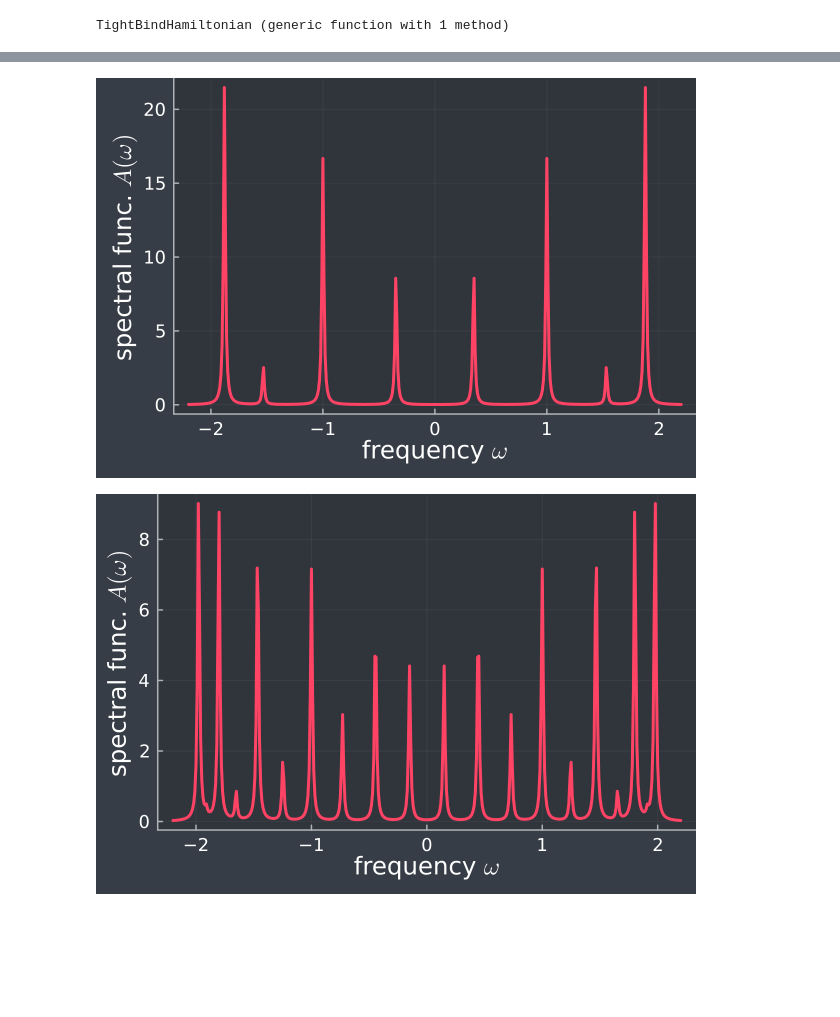
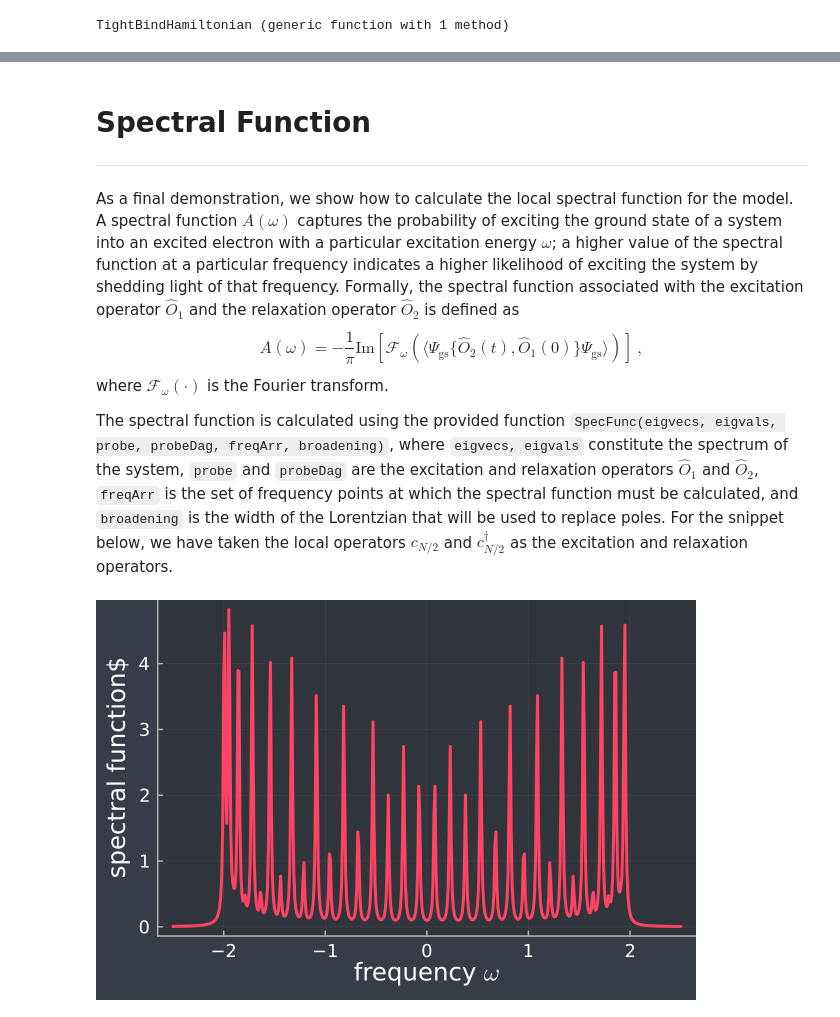
Before and after one commit to abhirup-m/fermions.jl, a Jupyter notebook: examples/TightBinding1D.ipynb, the cells around one changed output, grey strips where cells are left out. Saved outputs shown, nothing was run; the diff lists cells and outputs as text; code cells hidden in the pictures; blank space fills up the shorter version.

````diff
--- a/examples/TightBinding1D.ipynb
+++ b/examples/TightBinding1D.ipynb
@@ -33,3 +36,7 @@ Most applications of this libray require us to define a choice of basis states.
 basis = fermions.BasisStates(numSites, occupancy)
 ```
 Here, the first argument `numSites` is an `Int` that represents the number of lattice sites that must be taken into account while creating the basis, while the second (optional) argument `occupancy` is another `Int` which represents the number of occupied particles in the basis states. For example, if we choose `basis = fermions.BasisStates(2, 1)`, that will return the basis states involving two lattice sites and one electron occupying those sites, leading to the basis `[1, 0], [0, 1]`.
+# %%
+numSites = 2 # number of lattice sites
+occupancy = 1
+basis = fermions.BasisStates(numSites, occupancy)
@@ -155,21 +152,42 @@ Plots.plot(1 ./ invTempRange, [leftOccAverage, centerOccAverage];
+# %% [markdown]
+# Spectral Function
+---
+As a final demonstration, we show how to calculate the local spectral function for the model. A spectral function $A(\omega)$ captures the probability of exciting the ground state of a system into an excited electron with a particular excitation energy $\omega$; a higher value of the spectral function at a particular frequency indicates a higher likelihood of exciting the system by shedding light of that frequency. Formally, the spectral function associated with the excitation operator $\hat O_1$ and the relaxation operator $\hat O_2$ is defined as
+$$
+A(\omega) = -\frac{1}{\pi}\mathrm{Im}\left[\mathcal{F}_\omega(\langle \Psi_\mathrm{gs}\{\hat O_2(t),\hat O_1(0)\}\Psi_\mathrm{gs}\rangle)\right]~,
+$$
+where $\mathcal{F}_\omega(\cdot)$ is the Fourier transform.
+
+The spectral function is calculated using the provided function `SpecFunc(eigvecs, eigvals, probe, probeDag, freqArr, broadening)`, where `eigvecs, eigvals` constitute the spectrum of the system, `probe` and `probeDag` are the excitation and relaxation operators $\hat O_1$ and $\hat O_2$, `freqArr` is the set of frequency points at which the spectral function must be calculated, and `broadening` is the width of the Lorentzian that will be used to replace poles. For the snippet below, we have taken the local operators $c_{N/2}$ and $c^\dagger_{N/2}$ as the excitation and relaxation operators.
 # %%
-for numSites in [8, 20, 50]
-    basis_N = fermions.BasisStates(numSites, 1)
-    basis_Nm1 = fermions.BasisStates(numSites, 0)
-    basis_Np1 = fermions.BasisStates(numSites, 2)
-    tightBindHam = TightBindHamiltonian(numSites)
-    eigvals_N, eigvecs_N = fermions.Spectrum(tightBindHam, basis_N)
-    eigvals_Nm1, eigvecs_Nm1 = fermions.Spectrum(tightBindHam, basis_Nm1)
-    eigvals_Np1, eigvecs_Np1 = fermions.Spectrum(tightBindHam, basis_Np1)
-    freqArr = collect(range(-2.2, stop=2.2, step=0.01))
-    probe = [("-", [div(numSites, 2)], 1.0)]
-    probeDag = [("+", [div(numSites, 2)], 1.0)]
-    specfunc = fermions.SpecFunc((eigvals_N[1], eigvecs_N[1]), [eigvals_Nm1; eigvals_Np1],
-        [eigvecs_Nm1; eigvecs_Np1], probe, probeDag, freqArr, 1e-2)
-    p = Plots.plot(freqArr, specfunc, thickness_scaling=1.5, linewidth=2, legend=false,
-        xlabel="frequency \$\\omega\$", ylabel="spectral func. \$A(\\omega)\$", margin=-2mm)
-    display(p)
-end
+numSites = 40 # number of lattice sites
+
+# Get basis states for a system with 0, 1 and 2 occupied sites.
+# The ground state will be taken from the 1 occupied site system,
+# but the excitations will take it to the other systems.
+basis_N = fermions.BasisStates(numSites, 1)
+basis_Nminus1 = fermions.BasisStates(numSites, 0)
+basis_Nplus1 = fermions.BasisStates(numSites, 2)
+
+# diagonalise all three systems
+tightBindHam = TightBindHamiltonian(numSites)
+eigvals_N, eigvecs_N = fermions.Spectrum(tightBindHam, basis_N)
+eigvals_Nminus1, eigvecs_Nminus1 = fermions.Spectrum(tightBindHam, basis_Nminus1)
+eigvals_Nplus1, eigvecs_Nplus1 = fermions.Spectrum(tightBindHam, basis_Nplus1)
+
+# define the set of frequency points
+freqArr = collect(range(-2.5, stop=2.5, step=0.01))
+
+# define the excitation and relaxation operators
+probe = [("-", [div(numSites, 2)], 1.0)]
+probeDag = [("+", [div(numSites, 2)], 1.0)]
+
+# get spectral function
+specfunc = fermions.SpecFunc([eigvals_N; eigvals_Nminus1; eigvals_Nplus1],
+    [eigvecs_N; eigvecs_Nminus1; eigvecs_Nplus1], probe, probeDag, freqArr, 1e-2)
+
+p = Plots.plot(freqArr, specfunc, thickness_scaling=1.5, linewidth=2, legend=false,
+    xlabel="frequency \$\\omega\$", ylabel="spectral function\$", margin=-2mm)
+display(p)
 # %% [output]
-[figure, old version]
+[figure, new version]
-[figure, removed]
````
Also changed, not shown: parts of 15 cells of this notebook.
